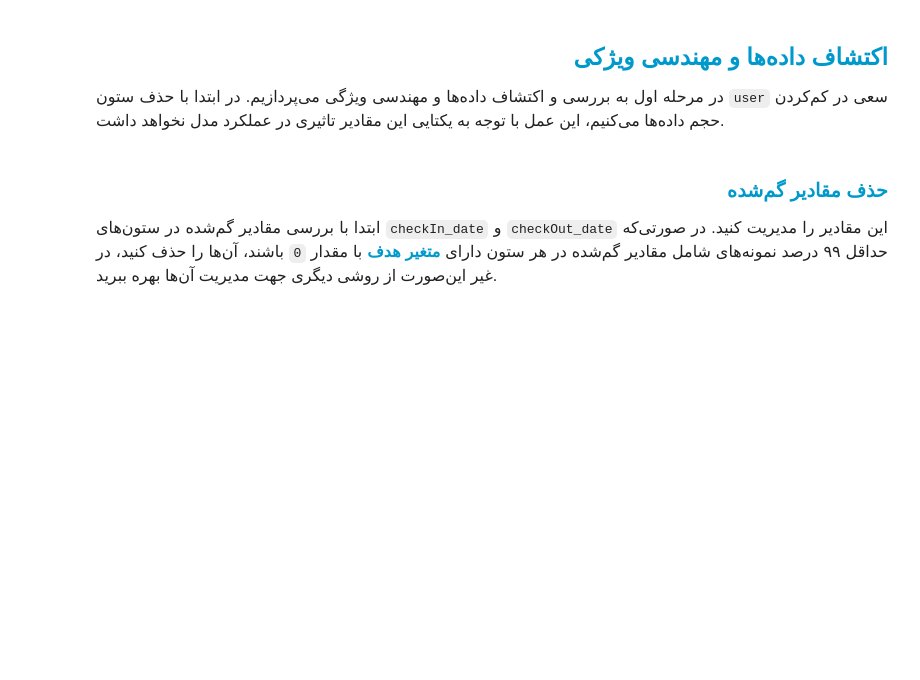
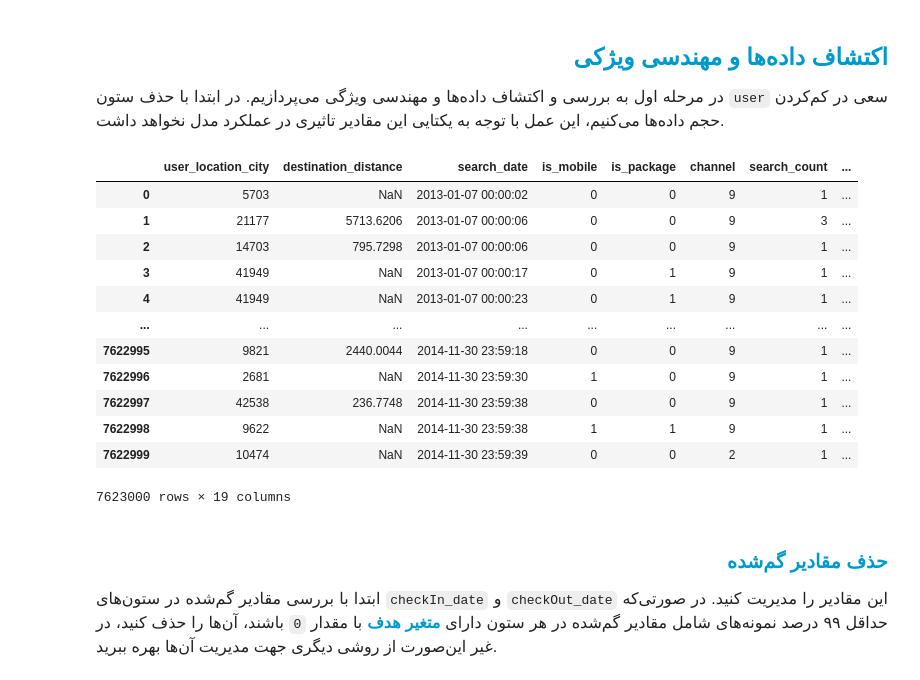
Before and after one commit to MahdiShahgholian/Deep_Learning, a Jupyter notebook: will_not_travel_again/will_not_travel_again.ipynb, the cells around one changed output. Cells and saved outputs as stored; diff of their text form; code cells hidden in the pictures; blank space fills up the shorter version.

```diff
--- a/will_not_travel_again/will_not_travel_again.ipynb
+++ b/will_not_travel_again/will_not_travel_again.ipynb
@@ -175,8 +178,24 @@ train.head()
 </font>
 </p>
 # %%
-train = train.drop(columns = ['user','user_location_country', 'user_location_region', 'user_location_city'], inplace=True)
-test = test.drop(columns = ['user', 'user_location_country', 'user_location_region', 'user_location_city'], inplace=True)
+train = train.drop(columns = ['user','user_location_country', 'user_location_region'])
+test = test.drop(columns = ['user', 'user_location_country', 'user_location_region'])
+# %%
+train
+# %% [output]
+|  | user_location_city | destination_distance | search_date | is_mobile | is_package | channel | search_count | ... |
+| 0 | 5703 | NaN | 2013-01-07 00:00:02 | 0 | 0 | 9 | 1 | ... |
+| 1 | 21177 | 5713.6206 | 2013-01-07 00:00:06 | 0 | 0 | 9 | 3 | ... |
+| 2 | 14703 | 795.7298 | 2013-01-07 00:00:06 | 0 | 0 | 9 | 1 | ... |
+| 3 | 41949 | NaN | 2013-01-07 00:00:17 | 0 | 1 | 9 | 1 | ... |
+| 4 | 41949 | NaN | 2013-01-07 00:00:23 | 0 | 1 | 9 | 1 | ... |
+| ... | ... | ... | ... | ... | ... | ... | ... | ... |
+| 7622995 | 9821 | 2440.0044 | 2014-11-30 23:59:18 | 0 | 0 | 9 | 1 | ... |
+| 7622996 | 2681 | NaN | 2014-11-30 23:59:30 | 1 | 0 | 9 | 1 | ... |
+| 7622997 | 42538 | 236.7748 | 2014-11-30 23:59:38 | 0 | 0 | 9 | 1 | ... |
+| 7622998 | 9622 | NaN | 2014-11-30 23:59:38 | 1 | 1 | 9 | 1 | ... |
+| 7622999 | 10474 | NaN | 2014-11-30 23:59:39 | 0 | 0 | 2 | 1 | ... |
+7623000 rows × 19 columns
 # %% [markdown]
 <h3 align=right style="line-height:200%;font-family:vazir;color:#0099cc">
 <font face="vazir" color="#0099cc">
```
Also changed, not shown: parts of 14 cells of this notebook.
